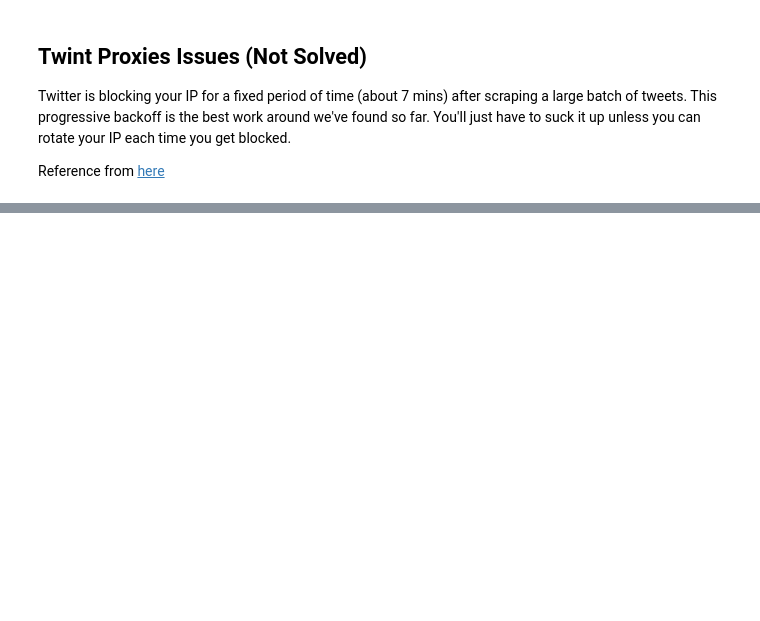
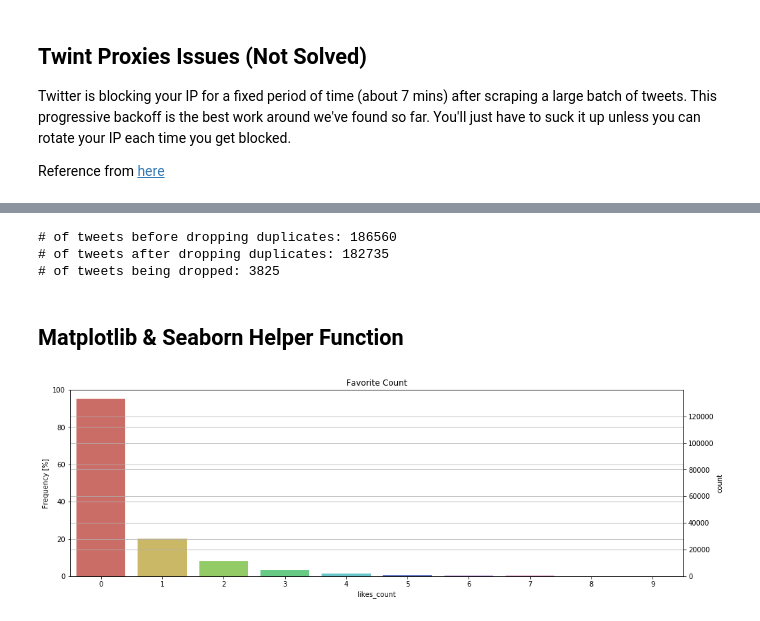
Before and after one commit to penguinwang96825/Made-with-ML-Incubator-Project, a Jupyter notebook: notebook/twint.ipynb, the cells around one changed output, grey strips where cells are left out. Drawn from its saved outputs; the diff is of its cells as text; code cells hidden in the pictures; blank space fills up the shorter version.

```diff
--- a/notebook/twint.ipynb
+++ b/notebook/twint.ipynb
@@ -137,7 +139,7 @@ Reference from [here](https://github.com/twintproject/twint/issues/604)
 #     for account in trader_account:
 #         tweets_dateframe(search=account, output_file="forex.csv", year=year)
 # %%
-df = pd.read_csv("forex.csv",
+df = pd.read_csv("../data/forex.csv",
                  usecols=["date", "time", "username", "tweet", "hashtags", "likes_count", "replies_count", "retweets_count"])
 print("# of tweets: {}".format(df.shape[0]))
 df.sort_values(by="date", ascending=True, inplace=True)
@@ -157,3 +167,40 @@ df.drop_duplicates(inplace=True)
 after = df.shape[0]
 print("# of tweets after dropping duplicates: {}".format(after))
 print("# of tweets being dropped: {}".format(before-after))
+# %% [output]
+# of tweets before dropping duplicates: 186560
+# of tweets after dropping duplicates: 182735
+# of tweets being dropped: 3825
+# %% [markdown]
+## Matplotlib & Seaborn Helper Function
+# %%
+def add_frequency(ax, df):
+    ncount = len(df)
+    ax2 = ax.twinx()
+    ax2.yaxis.tick_left()
+    ax.yaxis.tick_right()
+    ax.yaxis.set_label_position('right')
+    ax2.yaxis.set_label_position('left')
+    ax2.set_ylabel('Frequency [%]')
+    ax2.set_ylim(0, 100)
+    ax2.grid(None)
+
+def upper_rugplot(data, height=.05, ax=None, **kwargs):
+    from matplotlib.collections import LineCollection
+    ax = ax or plt.gca()
+    kwargs.setdefault("linewidth", 1)
+    segs = np.stack((np.c_[data, data],
+                     np.c_[np.ones_like(data), np.ones_like(data)-height]),
+                    axis=-1)
+    lc = LineCollection(segs, transform=ax.get_xaxis_transform(), **kwargs)
+    ax.add_collection(lc)
+# %%
+plt.figure(figsize=(16, 5))
+ax = sns.countplot("likes_count", data=df, palette=sns.color_palette("hls", 8))
+plt.title("Favorite Count")
+plt.xlim((-0.5, 9.5))
+plt.grid(axis="y")
+add_frequency(ax, df)
+plt.show()
+# %% [output]
+[figure, added]
```
Also changed, not shown: parts of 5 cells of this notebook, 3 other files.
